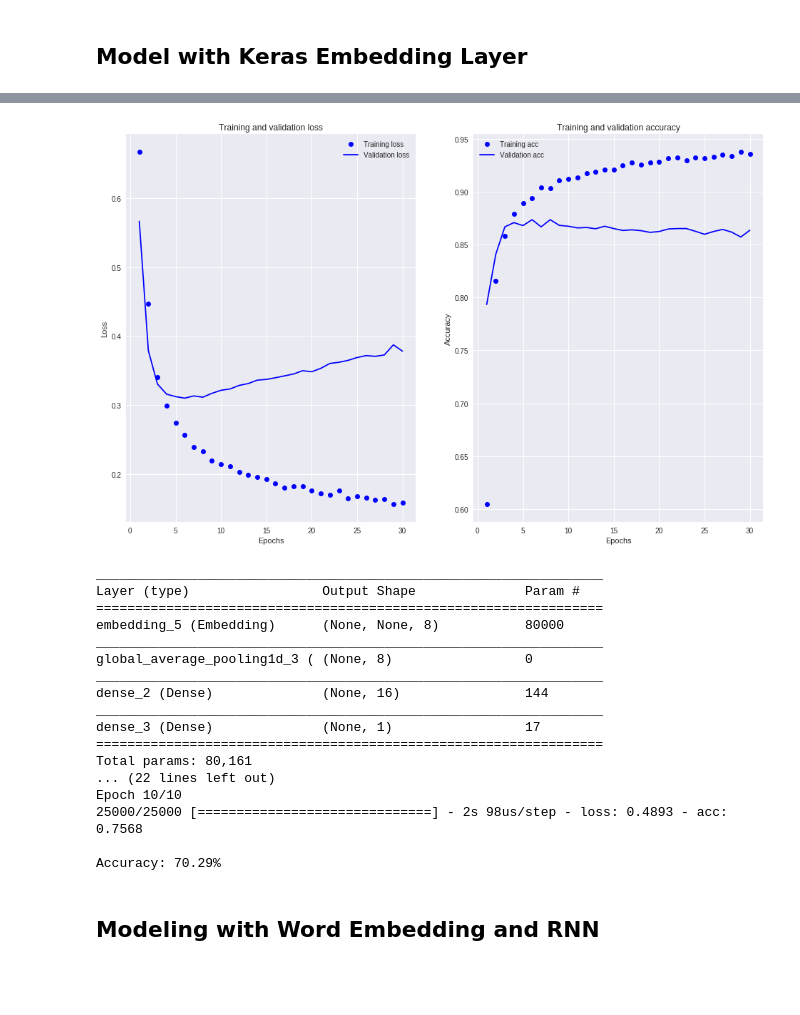
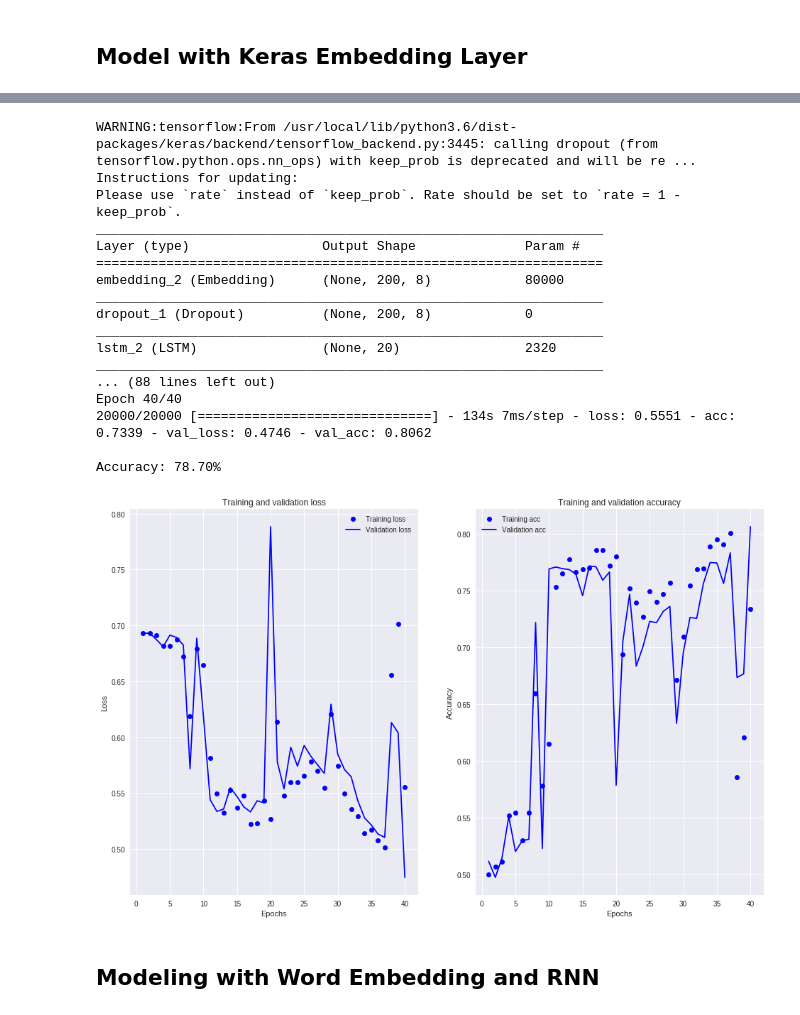
Before and after one commit to georgeliu1998/sentiment_word_embedding, a Jupyter notebook: sentiment_word_embedding.ipynb, the cells around one changed output, grey strips where cells are left out. Drawn from its saved outputs; the diff is of its cells as text; code cells hidden in the pictures; blank space fills up the shorter version.

```diff
--- a/sentiment_word_embedding.ipynb
+++ b/sentiment_word_embedding.ipynb
@@ -666,59 +571,63 @@ Accuracy: 83.66%
-# %%
-plot_metrics(history)
-# %% [output]
-[figure, removed]
 # %%
 ################################
 #########  Experiment  #########
 ################################
 
-vocab_size = 10000
-vecor_length = 8
-max_length = 200
-
+X_train, y_train, X_val, y_val, X_test, y_test = load_data(df_train,
+                                                           df_test,
+                                                           col='review_processed',
+                                                           vocab_size=10000,
+                                                           max_length=200)
 
 # define the model
 model = Sequential()
-model.add(Embedding(input_dim=vocab_size,
-                    output_dim=vecor_length))
-#model.add(Dropout(0.7))
+model.add(Embedding(input_dim=10000,
+                    output_dim=8,
+                    input_length=200))
+model.add(Dropout(0.7))
 #model.add(Flatten())
-model.add(GlobalAveragePooling1D())
-#model.add(LSTM(100))
-#model.add(Dropout(0.7))
-model.add(Dense(16, activation='relu'))
+model.add(LSTM(20))
+model.add(Dropout(0.7))
 model.add(Dense(1, activation='sigmoid'))
 
 # compile the model
 model.compile(optimizer='adam', loss='binary_crossentropy', metrics=['acc'])
 
 # summarize the model
 print(model.summary())
 
 # fit the model
-model.fit(X_train, y_train, epochs=10, batch_size=64)
+history = model.fit(X_train,
+                    y_train,
+                    epochs=40,
+                    batch_size=64,
+                    validation_data=(X_val, y_val),
+                    verbose=1)
 
 # evaluate the model
 loss, accuracy = model.evaluate(X_test, y_test, verbose=0)
 print('\nAccuracy: {:.2%}'.format(accuracy))
+
+plot_metrics(history)
 # %% [output]
+WARNING:tensorflow:From /usr/local/lib/python3.6/dist-packages/keras/backend/tensorflow_backend.py:3445: calling dropout (from tensorflow.python.ops.nn_ops) with keep_prob is deprecated and will be re ...
+Instructions for updating:
+Please use `rate` instead of `keep_prob`. Rate should be set to `rate = 1 - keep_prob`.
 _________________________________________________________________
 Layer (type)                 Output Shape              Param #
 =================================================================
-embedding_5 (Embedding)      (None, None, 8)           80000
+embedding_2 (Embedding)      (None, 200, 8)            80000
 _________________________________________________________________
-global_average_pooling1d_3 ( (None, 8)                 0
+dropout_1 (Dropout)          (None, 200, 8)            0
 _________________________________________________________________
-dense_2 (Dense)              (None, 16)                144
+lstm_2 (LSTM)                (None, 20)                2320
 _________________________________________________________________
-dense_3 (Dense)              (None, 1)                 17
-=================================================================
-Total params: 80,161
-... (22 lines left out)
-Epoch 10/10
-25000/25000 [==============================] - 2s 98us/step - loss: 0.4893 - acc: 0.7568
+... (88 lines left out)
+Epoch 40/40
+20000/20000 [==============================] - 134s 7ms/step - loss: 0.5551 - acc: 0.7339 - val_loss: 0.4746 - val_acc: 0.8062
 
-Accuracy: 70.29%
+Accuracy: 78.70%
+[figure, added]
 # %% [markdown]
 ## Modeling with Word Embedding and RNN
 # %%
```
Also changed, not shown: parts of 28 cells of this notebook.
